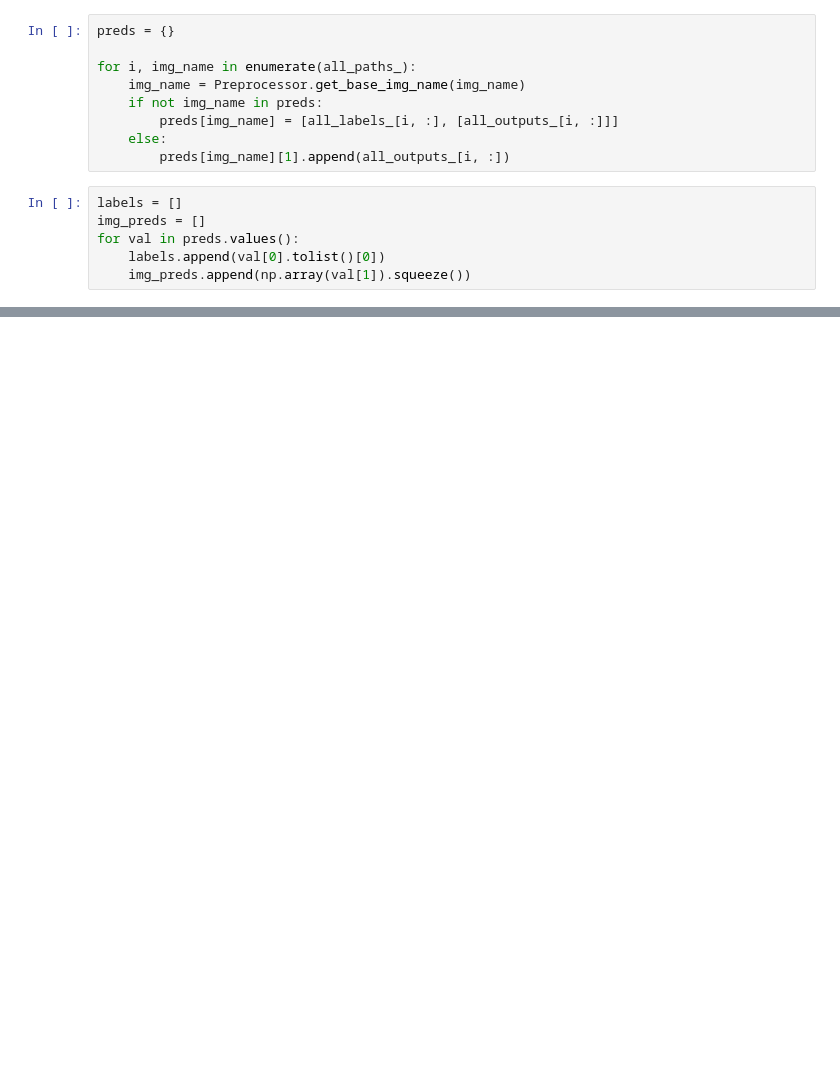
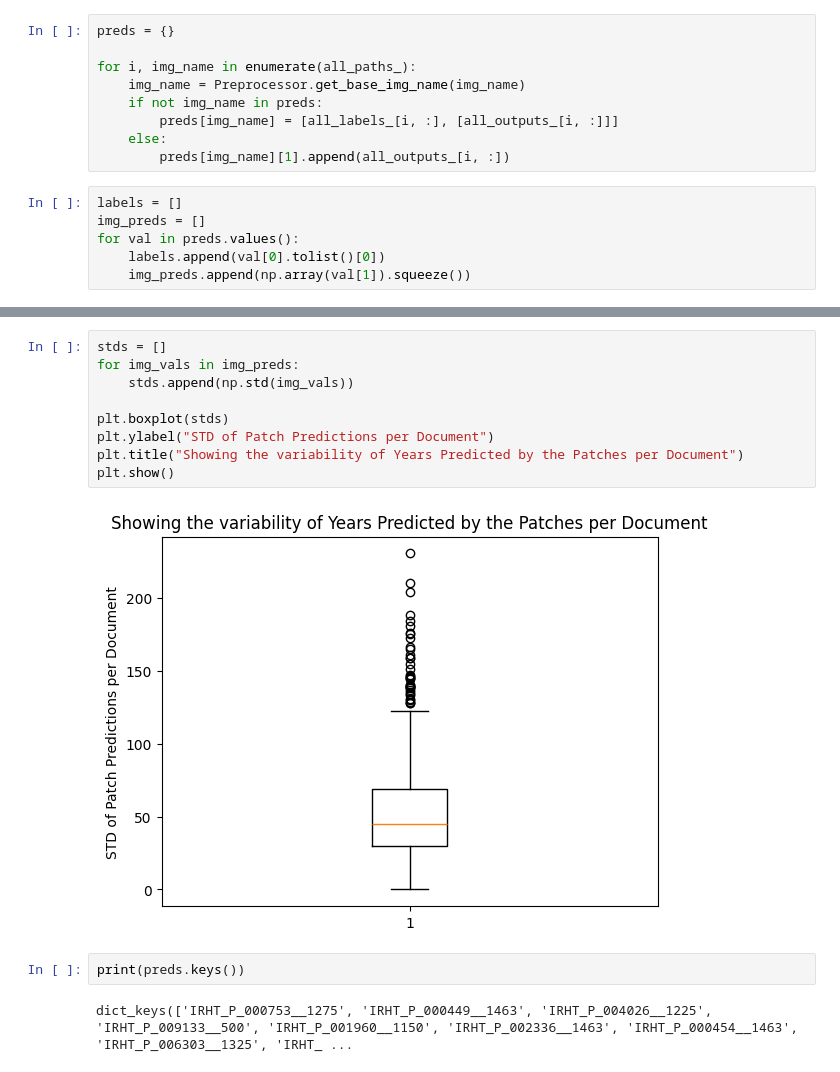
Before and after one commit to NikolaiHerrmann/deep-dating, a Jupyter notebook: src/preds.ipynb, the cells around one changed output, grey strips where cells are left out. Saved outputs shown, nothing was run; the diff lists cells and outputs as text; blank space fills up the shorter version.

```diff
--- a/src/preds.ipynb
+++ b/src/preds.ipynb
@@ -96,0 +97,15 @@ Mode + Tie Break | cs 25 : 93.59823399558499
+# %%
+stds = []
+for img_vals in img_preds:
+    stds.append(np.std(img_vals))
+
+plt.boxplot(stds)
+plt.ylabel("STD of Patch Predictions per Document")
+plt.title("Showing the variability of Years Predicted by the Patches per Document")
+plt.show()
+# %% [output]
+[figure, added]
+# %%
+print(preds.keys())
+# %% [output]
+dict_keys(['IRHT_P_000753__1275', 'IRHT_P_000449__1463', 'IRHT_P_004026__1225', 'IRHT_P_009133__500', 'IRHT_P_001960__1150', 'IRHT_P_002336__1463', 'IRHT_P_000454__1463', 'IRHT_P_006303__1325', 'IRHT_ ...
```
Also changed, not shown: parts of 2 cells of this notebook, 6 other files.
